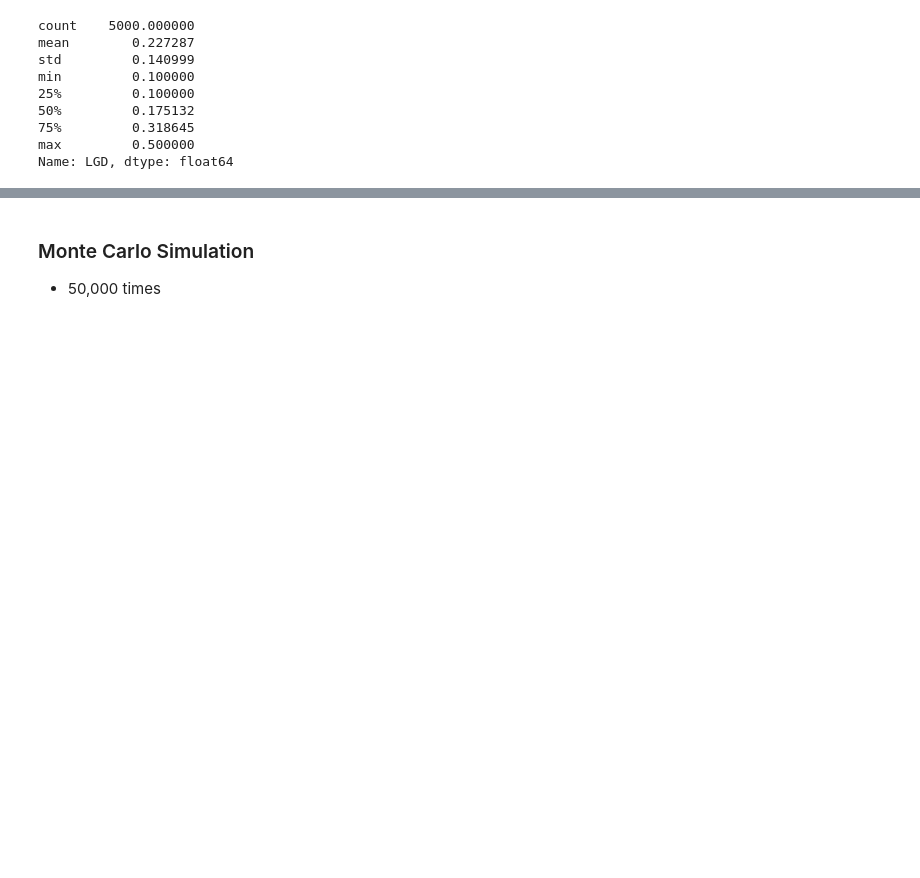
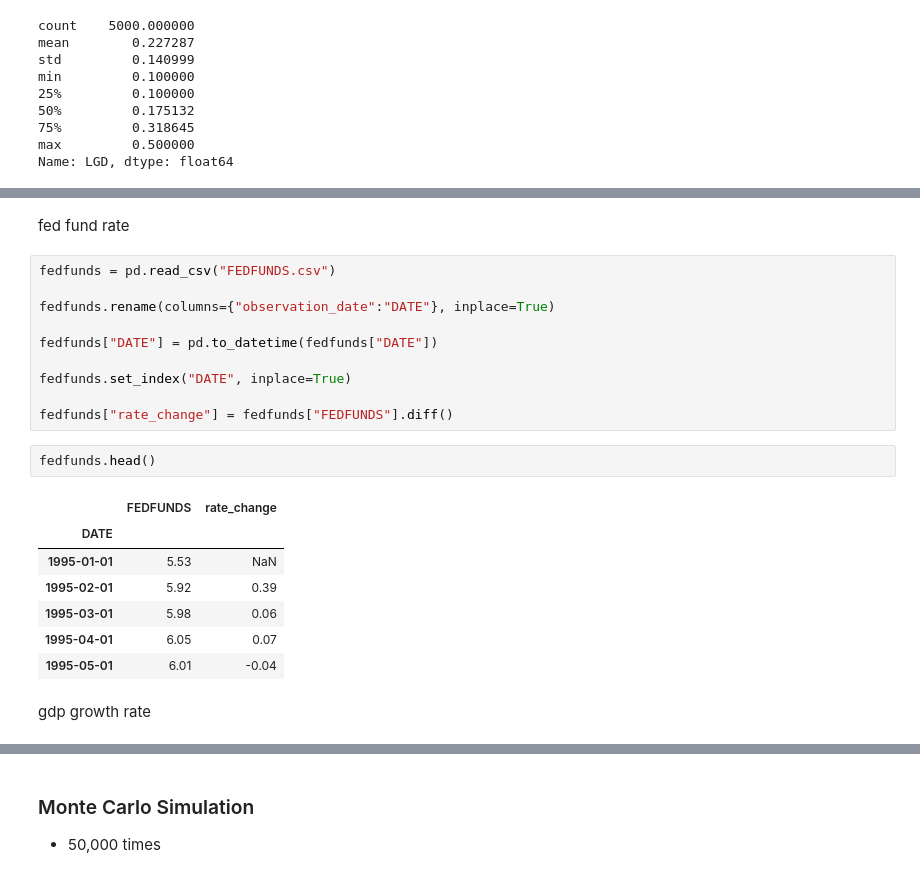
Before and after one commit to yashshahi/stress_test_mort, a Jupyter notebook: notebook/synth.ipynb, the cells around one changed output, grey strips where cells are left out. Drawn from its saved outputs; the diff is of its cells as text; blank space fills up the shorter version.

```diff
--- a/notebook/synth.ipynb
+++ b/notebook/synth.ipynb
@@ -213,0 +296,24 @@ Name: LGD, dtype: float64
+# %% [markdown]
+fed fund rate
+# %%
+fedfunds = pd.read_csv("FEDFUNDS.csv")
+
+fedfunds.rename(columns={"observation_date":"DATE"}, inplace=True)
+
+fedfunds["DATE"] = pd.to_datetime(fedfunds["DATE"])
+
+fedfunds.set_index("DATE", inplace=True)
+
+fedfunds["rate_change"] = fedfunds["FEDFUNDS"].diff()
+# %%
+fedfunds.head()
+# %% [output]
+|  | FEDFUNDS | rate_change |
+| DATE |  |  |
+| 1995-01-01 | 5.53 | NaN |
+| 1995-02-01 | 5.92 | 0.39 |
+| 1995-03-01 | 5.98 | 0.06 |
+| 1995-04-01 | 6.05 | 0.07 |
+| 1995-05-01 | 6.01 | -0.04 |
+# %% [markdown]
+gdp growth rate
```
Also changed, not shown: parts of 16 cells of this notebook, 6 other files.
